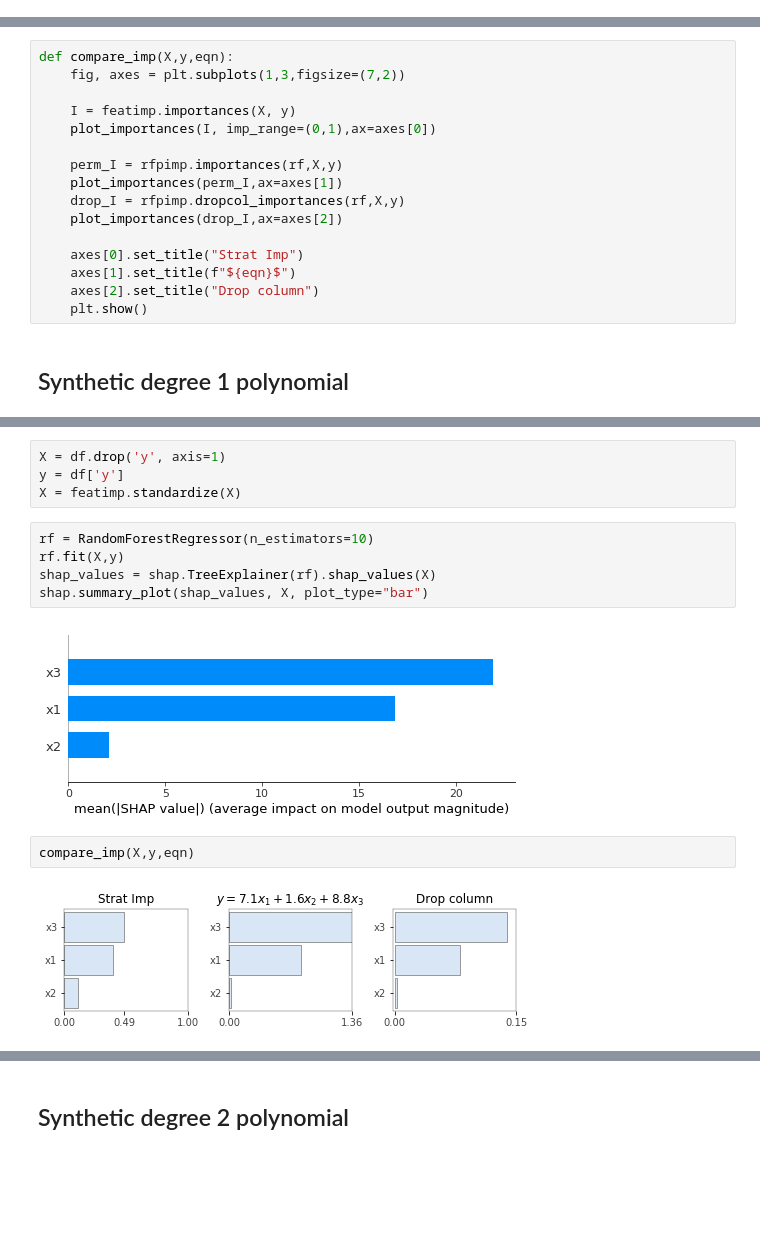
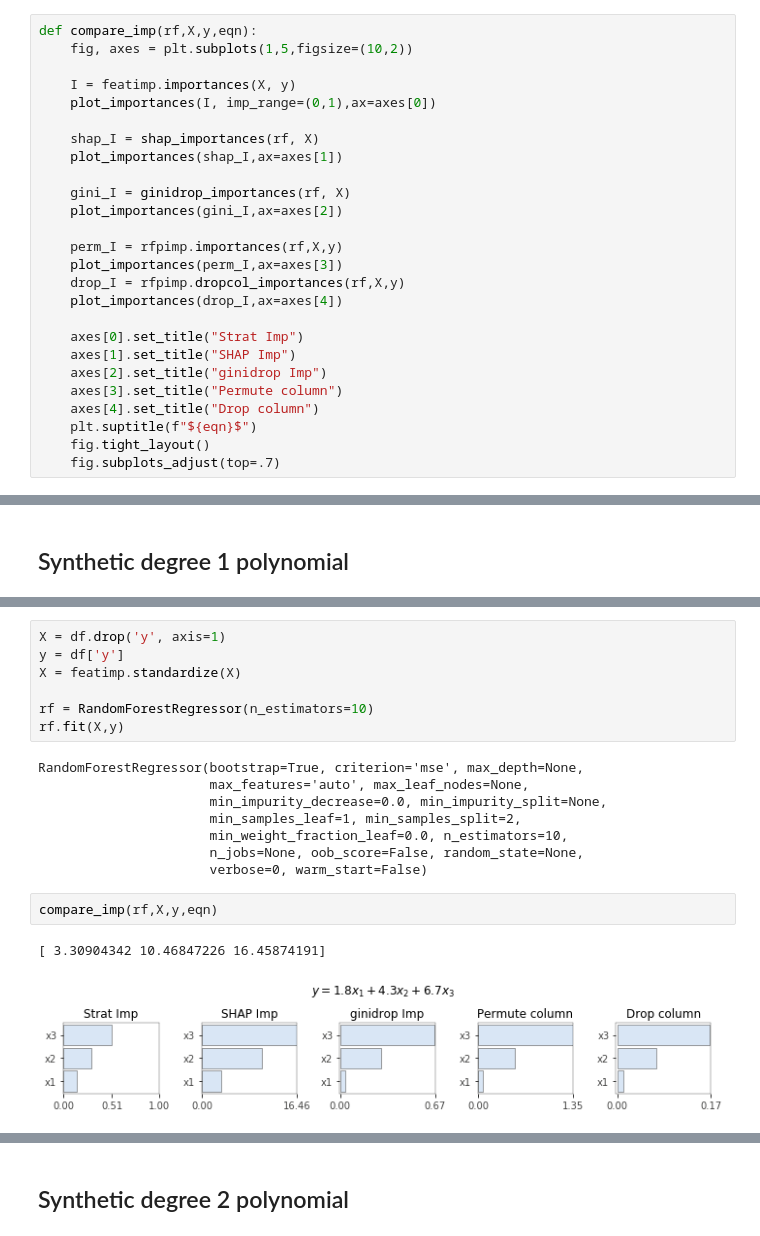
Before and after one commit to parrt/stratx, a Jupyter notebook: notebooks/examples-featimp.ipynb, the cells around one changed output, grey strips where cells are left out. Cells and saved outputs as stored; diff of their text form; blank space fills up the shorter version.

Commit message:
improve side-by-side plots

```diff
--- a/notebooks/examples-featimp.ipynb
+++ b/notebooks/examples-featimp.ipynb
@@ -44,3 +61,29 @@ def synthetic_poly2_data(n, p):
+# %%
+def compare_imp(rf,X,y,eqn):
+    fig, axes = plt.subplots(1,5,figsize=(10,2))
+
+    I = featimp.importances(X, y)
+    plot_importances(I, imp_range=(0,1),ax=axes[0])
+
+    shap_I = shap_importances(rf, X)
+    plot_importances(shap_I,ax=axes[1])
+
+    gini_I = ginidrop_importances(rf, X)
+    plot_importances(gini_I,ax=axes[2])
+
+    perm_I = rfpimp.importances(rf,X,y)
+    plot_importances(perm_I,ax=axes[3])
+    drop_I = rfpimp.dropcol_importances(rf,X,y)
+    plot_importances(drop_I,ax=axes[4])
+
+    axes[0].set_title("Strat Imp")
+    axes[1].set_title("SHAP Imp")
+    axes[2].set_title("ginidrop Imp")
+    axes[3].set_title("Permute column")
+    axes[4].set_title("Drop column")
+    plt.suptitle(f"${eqn}$")
+    fig.tight_layout()
+    fig.subplots_adjust(top=.7)
 # %%
 palette = [
     "#a6cee3",
@@ -72,22 +115,6 @@ def plot_all_PD(X,y,eqn=None,min_samples_leaf=5):
     plt.tight_layout()
     plt.legend()
     plt.show()
-# %%
-def compare_imp(X,y,eqn):
-    fig, axes = plt.subplots(1,3,figsize=(7,2))
-
-    I = featimp.importances(X, y)
-    plot_importances(I, imp_range=(0,1),ax=axes[0])
-
-    perm_I = rfpimp.importances(rf,X,y)
-    plot_importances(perm_I,ax=axes[1])
-    drop_I = rfpimp.dropcol_importances(rf,X,y)
-    plot_importances(drop_I,ax=axes[2])
-
-    axes[0].set_title("Strat Imp")
-    axes[1].set_title(f"${eqn}$")
-    axes[2].set_title("Drop column")
-    plt.show()
 # %% [markdown]
 ## Synthetic degree 1 polynomial
 # %%
@@ -104,17 +131,22 @@ df.head()
 X = df.drop('y', axis=1)
 y = df['y']
 X = featimp.standardize(X)
+
+rf = RandomForestRegressor(n_estimators=10)
+rf.fit(X,y)
+# %% [output]
+RandomForestRegressor(bootstrap=True, criterion='mse', max_depth=None,
+                      max_features='auto', max_leaf_nodes=None,
+                      min_impurity_decrease=0.0, min_impurity_split=None,
+                      min_samples_leaf=1, min_samples_split=2,
+                      min_weight_fraction_leaf=0.0, n_estimators=10,
+                      n_jobs=None, oob_score=False, random_state=None,
+                      verbose=0, warm_start=False)
-# %%
-rf = RandomForestRegressor(n_estimators=10)
-rf.fit(X,y)
-shap_values = shap.TreeExplainer(rf).shap_values(X)
-shap.summary_plot(shap_values, X, plot_type="bar")
-# %% [output]
-[figure, removed]
 # %%
-compare_imp(X,y,eqn)
+compare_imp(rf,X,y,eqn)
 # %% [output]
+[ 3.30904342 10.46847226 16.45874191]
-[figure, old version]
+[figure, new version]
 # %%
 plot_all_PD(X,y,eqn)
 # %% [output]
```
Also changed, not shown: parts of 25 cells of this notebook.
